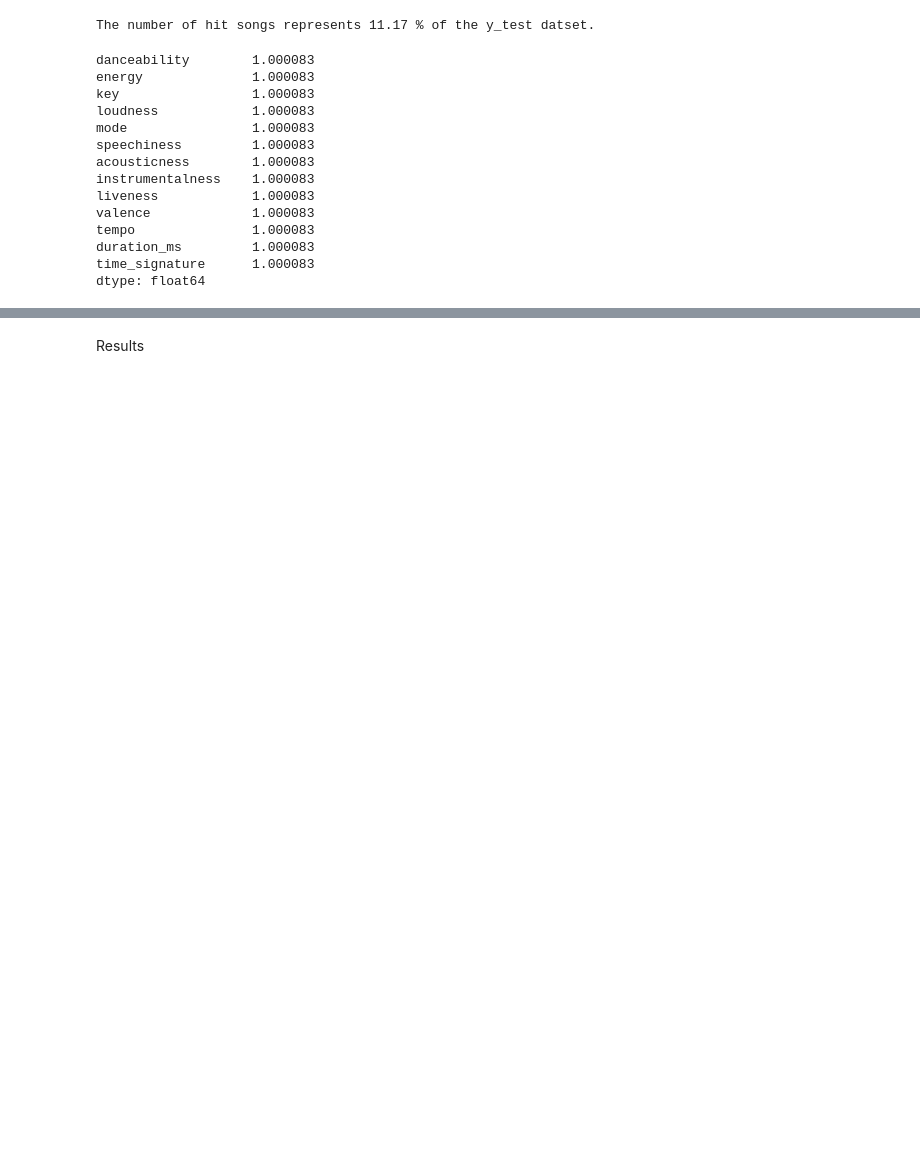
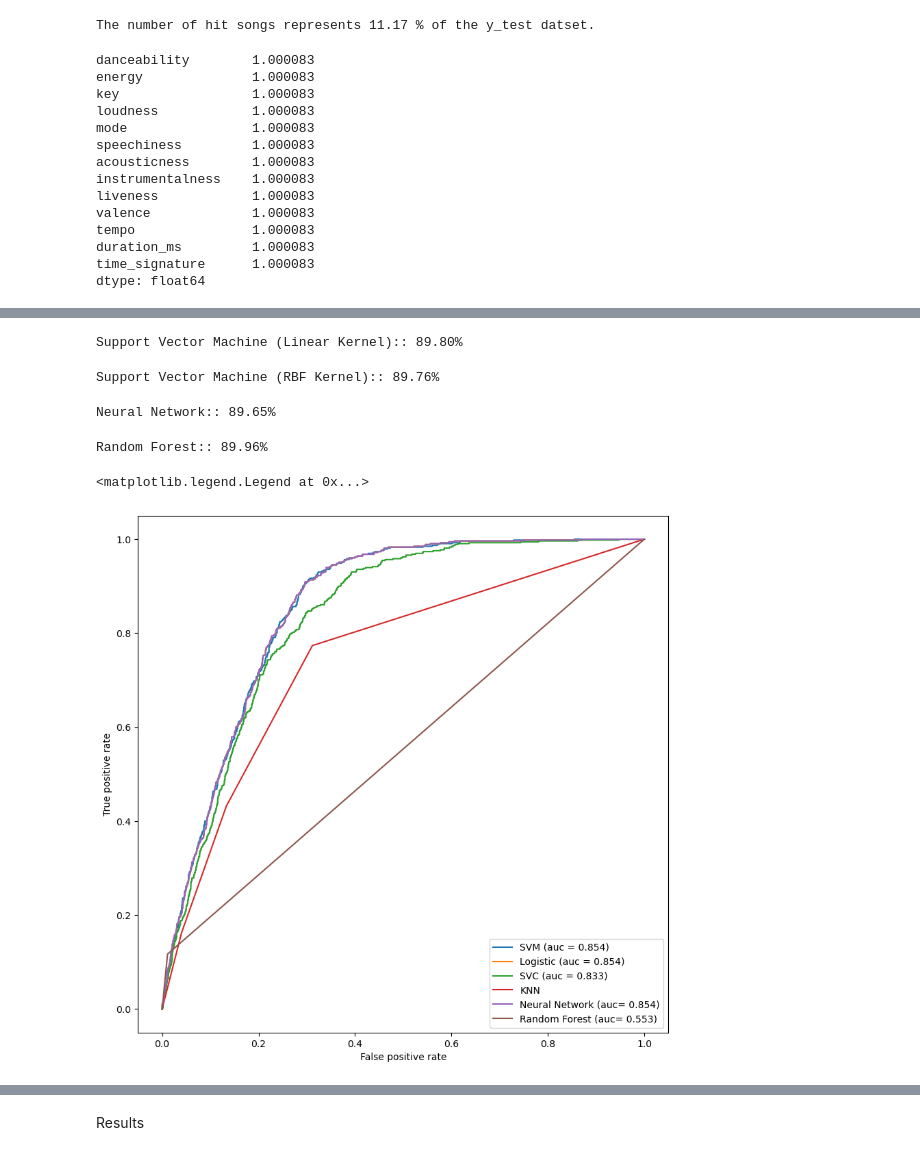
Before and after one commit to zig-zag-96/Python_Projects, a Jupyter notebook: Spotify Hit Prediction/3_Modeling/Modelling for Cleaned_FullDataset.ipynb, the cells around one changed output, grey strips where cells are left out. Cells and saved outputs as stored; diff of their text form; code cells hidden in the pictures; blank space fills up the shorter version.

```diff
--- a/Spotify Hit Prediction/3_Modeling/Modelling for Cleaned_FullDataset.ipynb
+++ b/Spotify Hit Prediction/3_Modeling/Modelling for Cleaned_FullDataset.ipynb
@@ -140,0 +170,78 @@ Gradient Boosting trained
+# %%
+#SVM (Linear Kernel)
+
+SVM_model = LinearSVC()
+SVM_model.fit(X_train, y_train)
+
+y_pred_SVM = SVM_model.decision_function(X_test)
+
+print("Support Vector Machine (Linear Kernel):" + ": {:.2f}%".format(SVM_model.score(X_test, y_test)*100))
+# %% [output]
+Support Vector Machine (Linear Kernel):: 89.80%
+# %%
+#SVM (RBF Kernel)
+
+SVC_model = SVC()
+SVC_model.fit(X_train, y_train)
+
+y_pred_SVC = SVC_model.decision_function(X_test)
+
+print("Support Vector Machine (RBF Kernel):" + ": {:.2f}%".format(SVC_model.score(X_test, y_test)*100))
+# %% [output]
+Support Vector Machine (RBF Kernel):: 89.76%
+# %%
+#Neural Network
+
+Neural_model = MLPClassifier()
+Neural_model.fit(X_train, y_train)
+
+
+
+print("Neural Network:" + ": {:.2f}%".format(Neural_model.score(X_test, y_test)*100))
+# %% [output]
+Neural Network:: 89.65%
+# %%
+#Radom Forest
+
+Forest_model = RandomForestClassifier()
+Forest_model.fit(X_train, y_train)
+
+y_pred_forest = Forest_model.predict(X_test)
+
+print("Random Forest:" + ": {:.2f}%".format(Forest_model.score(X_test, y_test)*100))
+# %% [output]
+Random Forest:: 89.96%
+# %%
+#ROC curve for Logistic, KNN, SVMs
+
+logistic_fpr, logistic_tpr, threshold = roc_curve(y_test, y_pred_logistic)
+auc_logistic = auc(logistic_fpr, logistic_tpr)
+
+knn_fpr, knn_tpr, threshold = roc_curve(y_test, y_pred_KNN[:,1])
+
+svm_fpr, svm_tpr, threshold = roc_curve(y_test, y_pred_SVM)
+auc_svm = auc(svm_fpr, svm_tpr)
+
+svc_fpr, svc_tpr, threshold = roc_curve(y_test, y_pred_SVC)
+auc_svc = auc(svc_fpr, svc_tpr)
+
+nn_fpr, nn_tpr, threshold = roc_curve(y_test, y_pred)
+auc_nn = auc(nn_fpr, nn_tpr)
+
+forest_fpr, forest_tpr, threshold = roc_curve(y_test, y_pred_forest)
+auc_forest = auc(forest_fpr, forest_tpr)
+
+plt.figure(figsize=(10,10), dpi=100)
+plt.plot(svm_fpr, svm_tpr, linestyle='-', label="SVM (auc = %0.3f)" % auc_svm)
+plt.plot(logistic_fpr, logistic_tpr, linestyle='-', label="Logistic (auc = %0.3f)" % auc_logistic)
+plt.plot(svc_fpr, svc_tpr, linestyle='-', label="SVC (auc = %0.3f)" % auc_svc)
+plt.plot(knn_fpr, knn_tpr, linestyle='-', label="KNN")
+plt.plot(nn_fpr, nn_tpr,linestyle='-', label="Neural Network (auc= %0.3f)" % auc_nn)
+plt.plot(forest_fpr, forest_tpr,linestyle='-', label="Random Forest (auc= %0.3f)" % auc_forest)
+
+plt.xlabel('False positive rate')
+plt.ylabel('True positive rate')
+plt.legend()
+# %% [output]
+<matplotlib.legend.Legend at 0x...>
+[figure, added]
```
Also changed, not shown: parts of 14 cells of this notebook.
